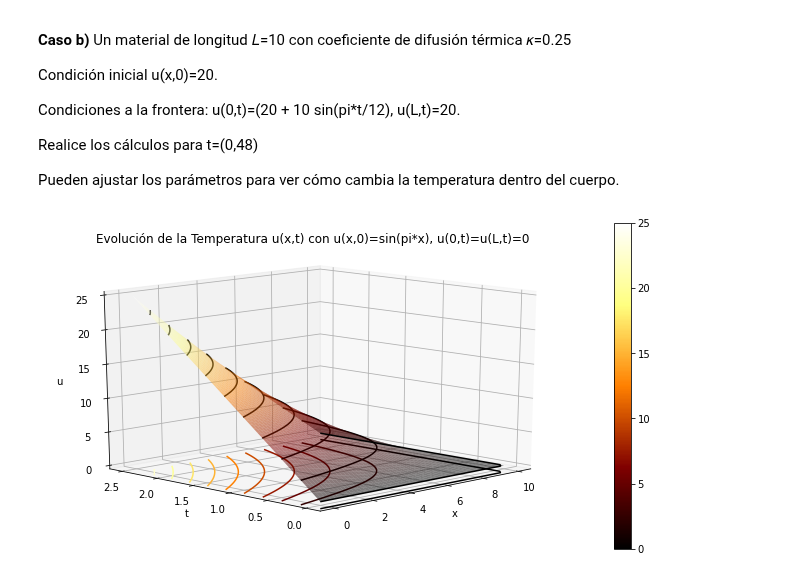
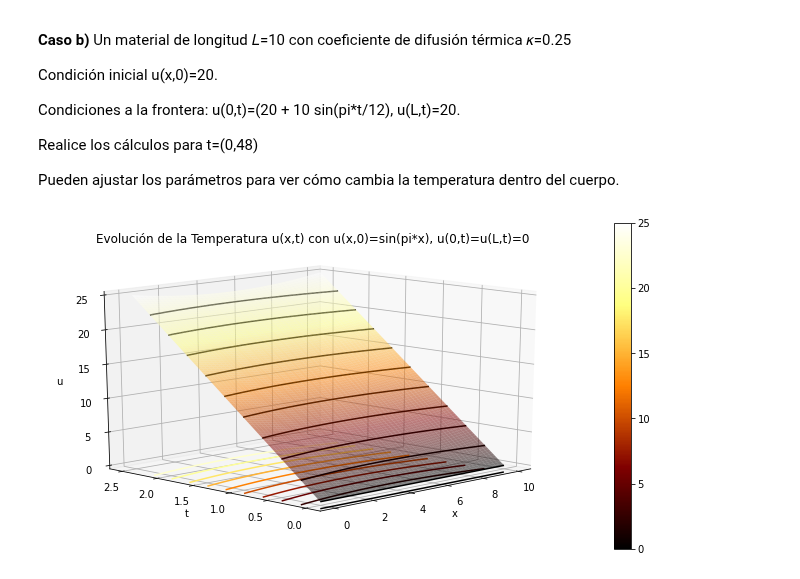
Before and after one commit to carloslizarragac/FisicaComputacional1, a Jupyter notebook: Actividad10.ipynb, the cells around one changed output. Drawn from its saved outputs; the diff is of its cells as text; code cells hidden in the pictures.

```diff
--- a/Actividad10.ipynb
+++ b/Actividad10.ipynb
@@ -306,10 +306,10 @@ tspan = np.linspace(t0, tF, N)
 U = np.zeros((M, N))
 
 # Condición inicial
-#U[:, 0] = np.sin(np.pi*xspan)
-U[:,0] = np.zeros(xspan.shape)
+U[:, 0] = np.sin(np.pi*xspan)
+#U[:,0] = np.zeros(xspan.shape)
 # Condiciones a la Frontera tipo Dirichlet
-U[0, :] = 10
+U[0, :] = 0
 U[-1, :] = 0
 
 # Método de diferencias finitas Ec. del Calor
@@ -339,7 +339,7 @@ ax.set_zlabel('U')
 ax.set_title('Evolución de la Temperatura U(x,t) con U(x,0)=sin(pi*x), U(0,t)=U(L,t)=0')
 
 # Punto del observador
-ax.view_init(elev=15, azim=75)
+ax.view_init(elev=15, azim=-30)
 
 plt.tight_layout()
 plt.show()
@@ -396,13 +396,15 @@ Realice los cálculos para t=(0,48)
 Pueden ajustar los parámetros para ver cómo cambia la temperatura dentro del cuerpo.
 # %%
 # Tiene error aún..... (Pendiente)
+# No funciona la función odeint para resolver problemas de valores a la frontere
+# El resultado no tiene sentido físico
 
 # Ejercicio 1a)
 # Solución de la Ecuación del Calor usando scipy.integrate.odeint
 # Problema de Valor Inicial y Condiciones a la Frontera Tipo de Dirichlet
 
 import numpy as np
-from scipy.integrate import odeint
+from scipy.integrate import odeint, solve_ivp, solve_bvp
 import matplotlib.pyplot as plt
 from mpl_toolkits.mplot3d import Axes3D
 from matplotlib import cm
@@ -413,17 +415,23 @@ def odefunc(u, t):
     dudt = np.zeros(x.shape)
 
     # Condiciones a la Frontera Tipo Dirichlet: Temperatura constante
+    # Valor de Entrada necesario
+    # u[0] = 10.0
     # Condiciones a la frontera u(0,t)=u(L,t)=0
-    dudt[0] = 10
-    dudt[-1] = 0 # Equivale a evaluar en el último punto N
-
+    dudt[0] = 10.0
+    dudt[-1] = 10.0 # Equivale a evaluar en el último punto N
+    #u[0] = dudt[0]
     # Constante de difusión del calor
     kappa=100.0
 
     # Calculamos la temperatura en los puntos interiores 1 a N-1.
     for i in range(1, N-1):
-        dudt[i] = kappa*(u[i + 1] - 2*u[i] + u[i - 1]) / h**2
+          dudt[i] = kappa*(u[i + 1] - 2*u[i] + u[i - 1]) / h**2
     return dudt
+
+def bc(ua, ub):
+    return np.array([u[0], u[-1]])
+
 
 # Algunos parámetros
 # Intervalo en x = (a,b)
@@ -435,6 +443,8 @@ tf = 2.5
 
 # Número de puntos en la dirección x
 N = 51
+# Número de pasos de integración en t
+Ntstep = 100
 # Tamaño de delta x
 h = (b-a)/(N-1)
 
@@ -451,35 +461,37 @@ x0 = np.zeros(x.shape)
 #x0[x0 < 0] = 0
 
 # Puntos de integración en el tiempo
-tspan = np.linspace(t0, tf, 50);
+tspan = np.linspace(t0, tf, Ntstep);
 
 # Solución usando scipy.integrate.odeint
 sol = odeint(odefunc, x0, tspan)
+#sol = solve_ivp(odefunc, (t0,tf), y0=x0, method='RK45', t_eval=tspan)
+#sol = solve_bvp(odefunc, bc, x0, tspan)
 
 #%% Make a 3d figure
 fig = plt.figure(figsize=(12,6))
 ax = fig.add_subplot(111, projection='3d')
 
 SX, ST = np.meshgrid(x,tspan)
 # Ver mapa de colores de Matplotlib
 # https://matplotlib.org/stable/tutorials/colors/colormaps.html
 ax.plot_surface(SX, ST, sol, cmap='afmhot', rstride=1, cstride=1, alpha=0.5)
 
 # Contornos
 ax.contour(SX, ST, sol, 10, lw=1, colors="k", linestyles="solid")
 ax.contour(SX, ST, sol, 10, lw=1, cmap="afmhot", linestyles="solid", offset=-1)
 
 
 # Grafica una tabla de valores
 m = cm.ScalarMappable(cmap='afmhot')
 m.set_array(sol)
 plt.colorbar(m)
 
 ax.set_xlabel('x')
 ax.set_ylabel('t')
 ax.set_zlabel('u')
 ax.view_init(elev=15, azim=-135)
 ax.set_title('Evolución de la Temperatura u(x,t) con u(x,0)=sin(pi*x), u(0,t)=u(L,t)=0')
 plt.show()
 # %% [output]
-[figure, old version]
+[figure, new version]
```
Also changed, not shown: parts of 5 cells of this notebook.
